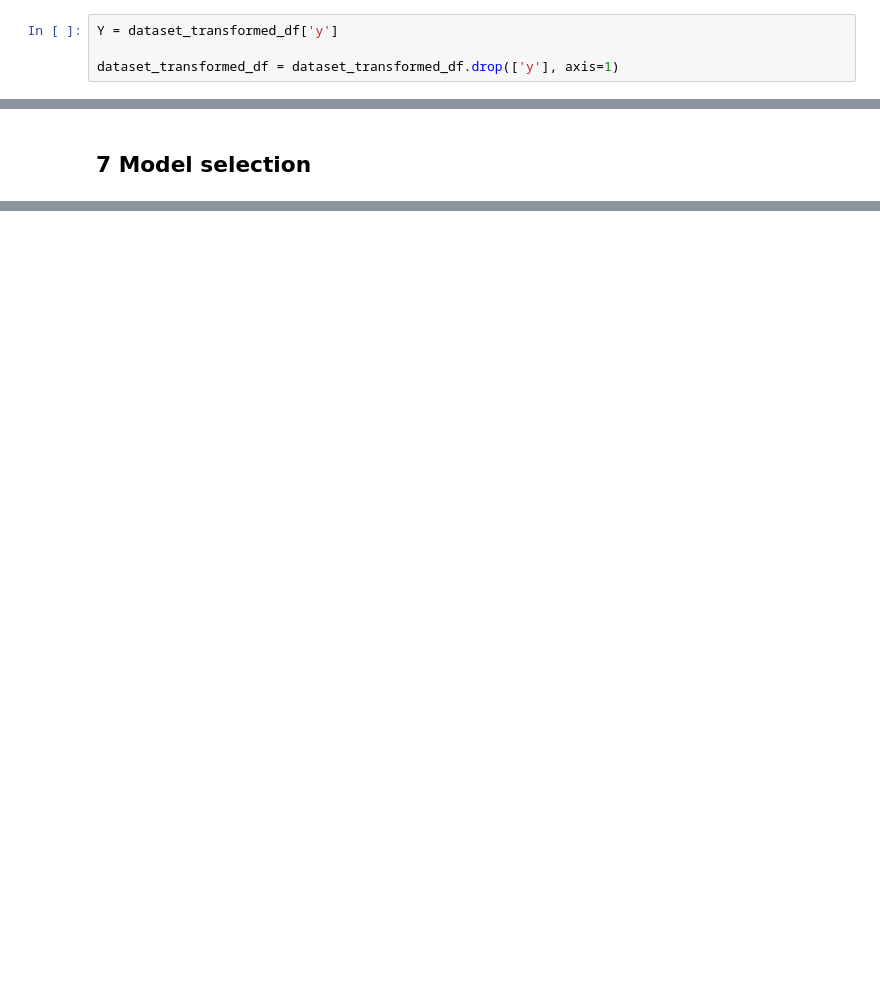
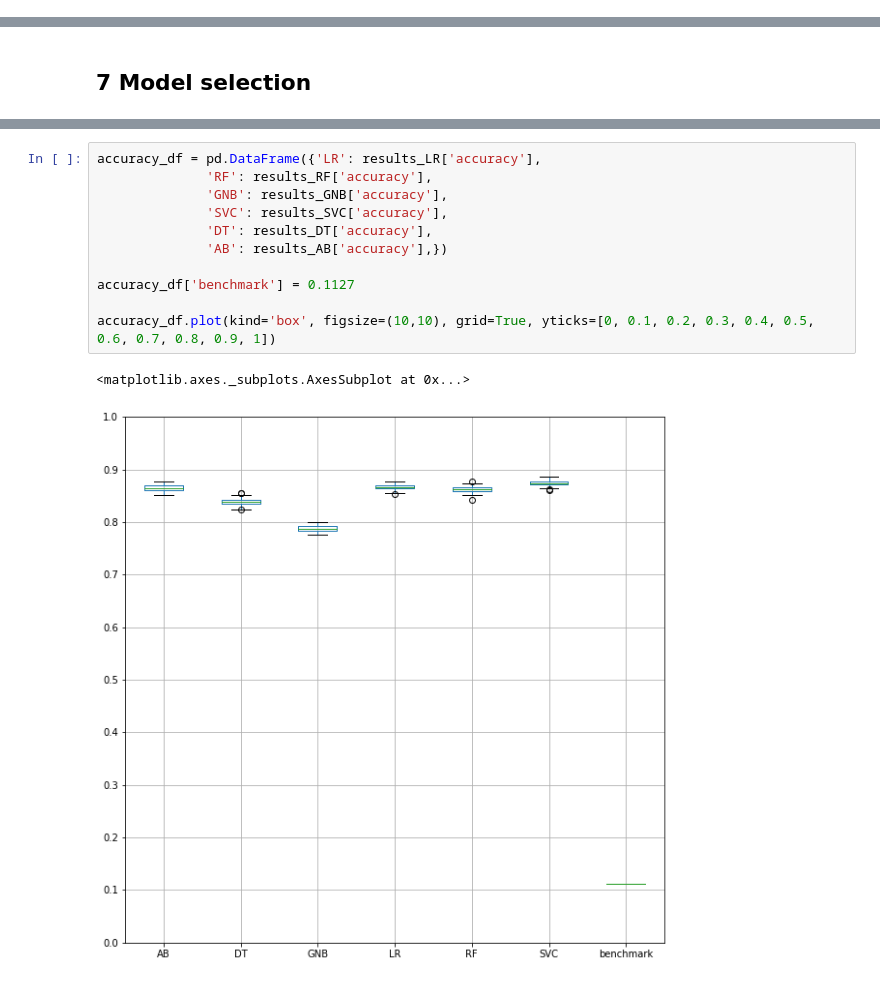
Before and after one commit to julijanna/machine-learning, a Jupyter notebook: projects/capstone/Capstone - Bank Marketing Dataset.ipynb, the cells around one changed output, grey strips where cells are left out. Drawn from its saved outputs; the diff is of its cells as text; blank space fills up the shorter version.

```diff
--- a/projects/capstone/Capstone - Bank Marketing Dataset.ipynb
+++ b/projects/capstone/Capstone - Bank Marketing Dataset.ipynb
@@ -293,4 +289,0 @@ Before I start scaling, I save output variable in Y.
-# %%
-Y = dataset_transformed_df['y']
-
-dataset_transformed_df = dataset_transformed_df.drop(['y'], axis=1)
@@ -527,0 +443,14 @@ pd.DataFrame(y_pred_A)
+# %%
+accuracy_df = pd.DataFrame({'LR': results_LR['accuracy'],
+              'RF': results_RF['accuracy'],
+              'GNB': results_GNB['accuracy'],
+              'SVC': results_SVC['accuracy'],
+              'DT': results_DT['accuracy'],
+              'AB': results_AB['accuracy'],})
+
+accuracy_df['benchmark'] = 0.1127
+
+accuracy_df.plot(kind='box', figsize=(10,10), grid=True, yticks=[0, 0.1, 0.2, 0.3, 0.4, 0.5, 0.6, 0.7, 0.8, 0.9, 1])
+# %% [output]
+<matplotlib.axes._subplots.AxesSubplot at 0x...>
+[figure, added]
```
Also changed, not shown: parts of 24 cells of this notebook, 3 other files.
